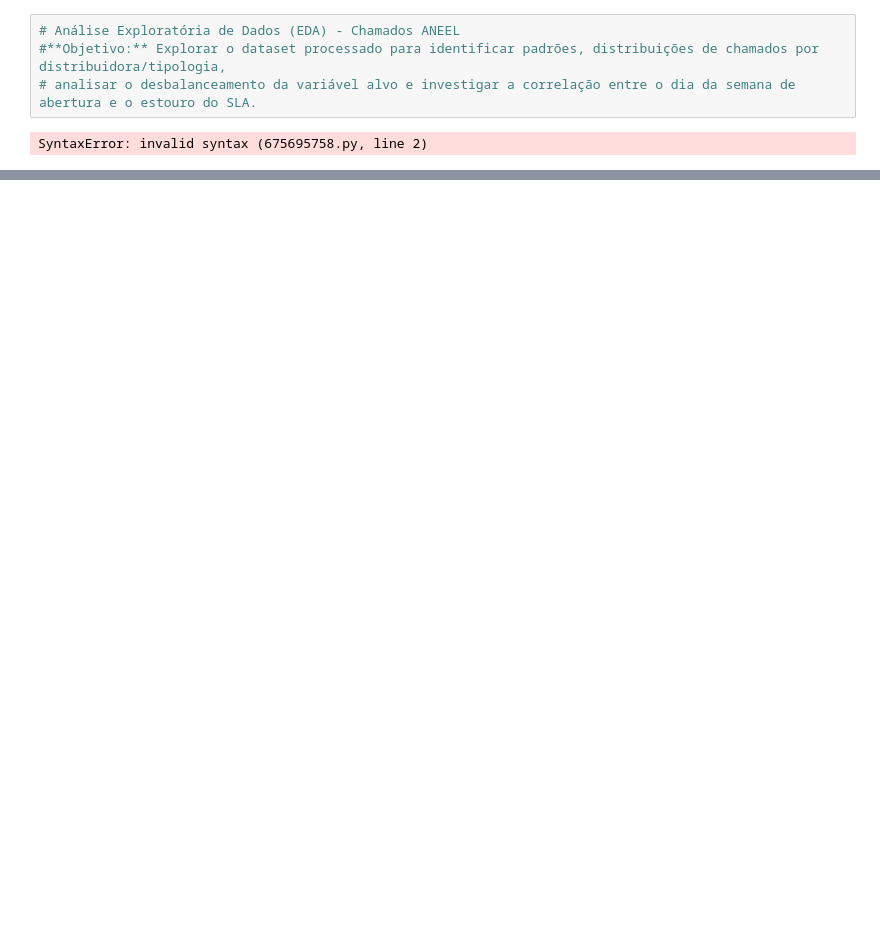
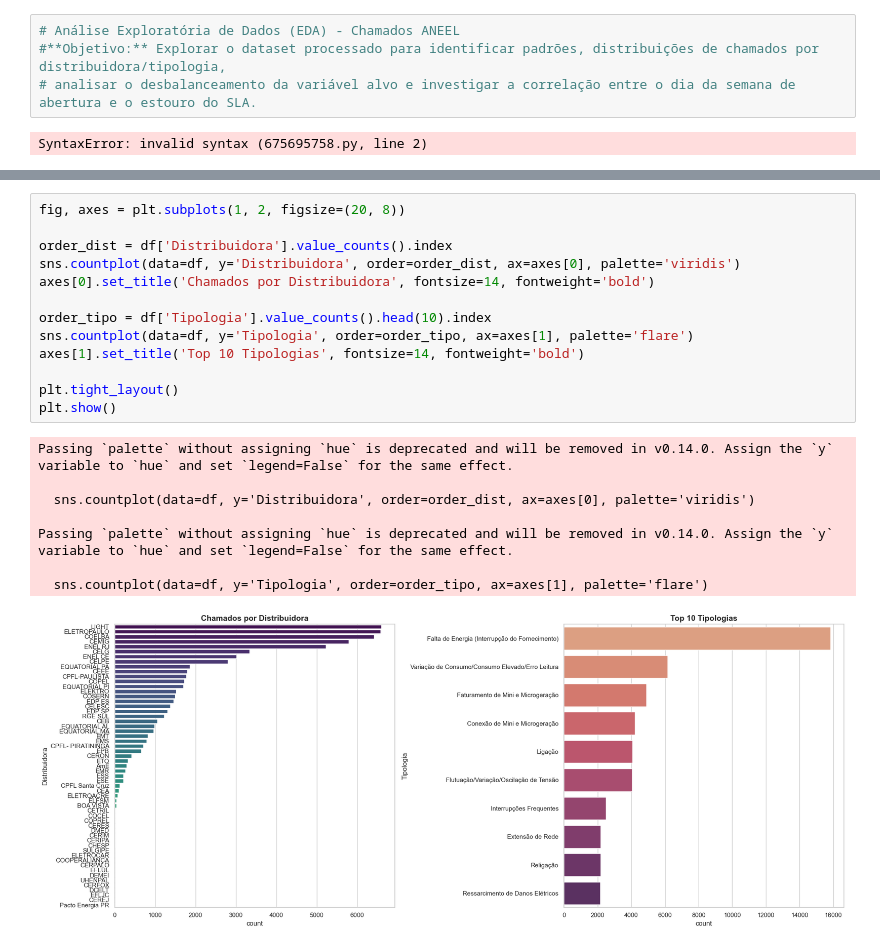
Before and after one commit to ocnaibill/prev-sla-ragnarok, a Jupyter notebook: notebooks/02_analise_exploratoria.ipynb, the cells around one changed output, grey strips where cells are left out. Drawn from its saved outputs; the diff is of its cells as text; blank space fills up the shorter version.

```diff
--- a/notebooks/02_analise_exploratoria.ipynb
+++ b/notebooks/02_analise_exploratoria.ipynb
@@ -25,0 +32,22 @@ FileNotFoundError: [Errno 2] No such file or directory: '../data/processed/datas
+# %%
+fig, axes = plt.subplots(1, 2, figsize=(20, 8))
+
+order_dist = df['Distribuidora'].value_counts().index
+sns.countplot(data=df, y='Distribuidora', order=order_dist, ax=axes[0], palette='viridis')
+axes[0].set_title('Chamados por Distribuidora', fontsize=14, fontweight='bold')
+
+order_tipo = df['Tipologia'].value_counts().head(10).index
+sns.countplot(data=df, y='Tipologia', order=order_tipo, ax=axes[1], palette='flare')
+axes[1].set_title('Top 10 Tipologias', fontsize=14, fontweight='bold')
+
+plt.tight_layout()
+plt.show()
+# %% [output]
+Passing `palette` without assigning `hue` is deprecated and will be removed in v0.14.0. Assign the `y` variable to `hue` and set `legend=False` for the same effect.
+
+  sns.countplot(data=df, y='Distribuidora', order=order_dist, ax=axes[0], palette='viridis')
+
+Passing `palette` without assigning `hue` is deprecated and will be removed in v0.14.0. Assign the `y` variable to `hue` and set `legend=False` for the same effect.
+
+  sns.countplot(data=df, y='Tipologia', order=order_tipo, ax=axes[1], palette='flare')
+[figure, added]
```
Also changed, not shown: parts of 3 cells of this notebook.
